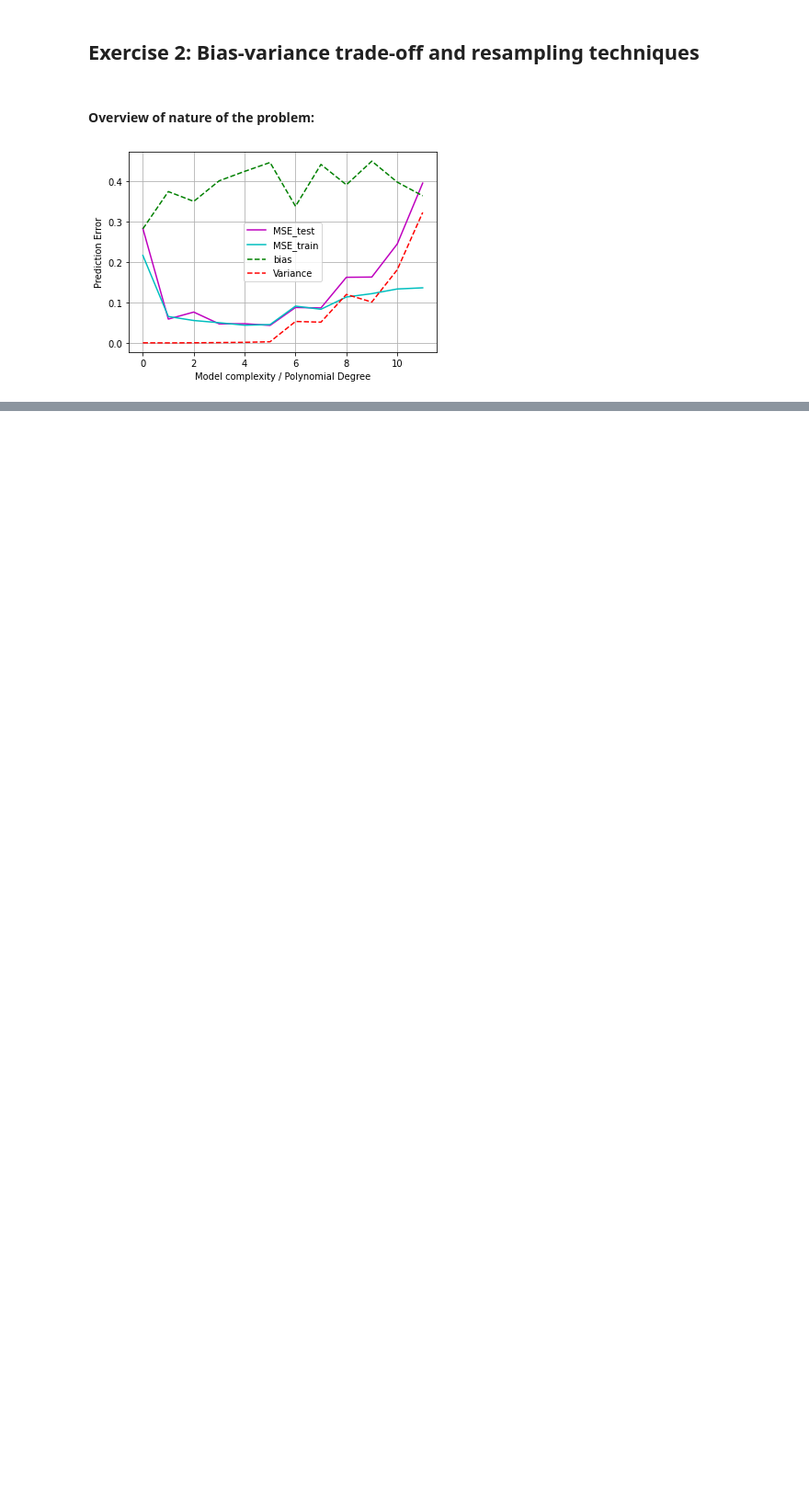
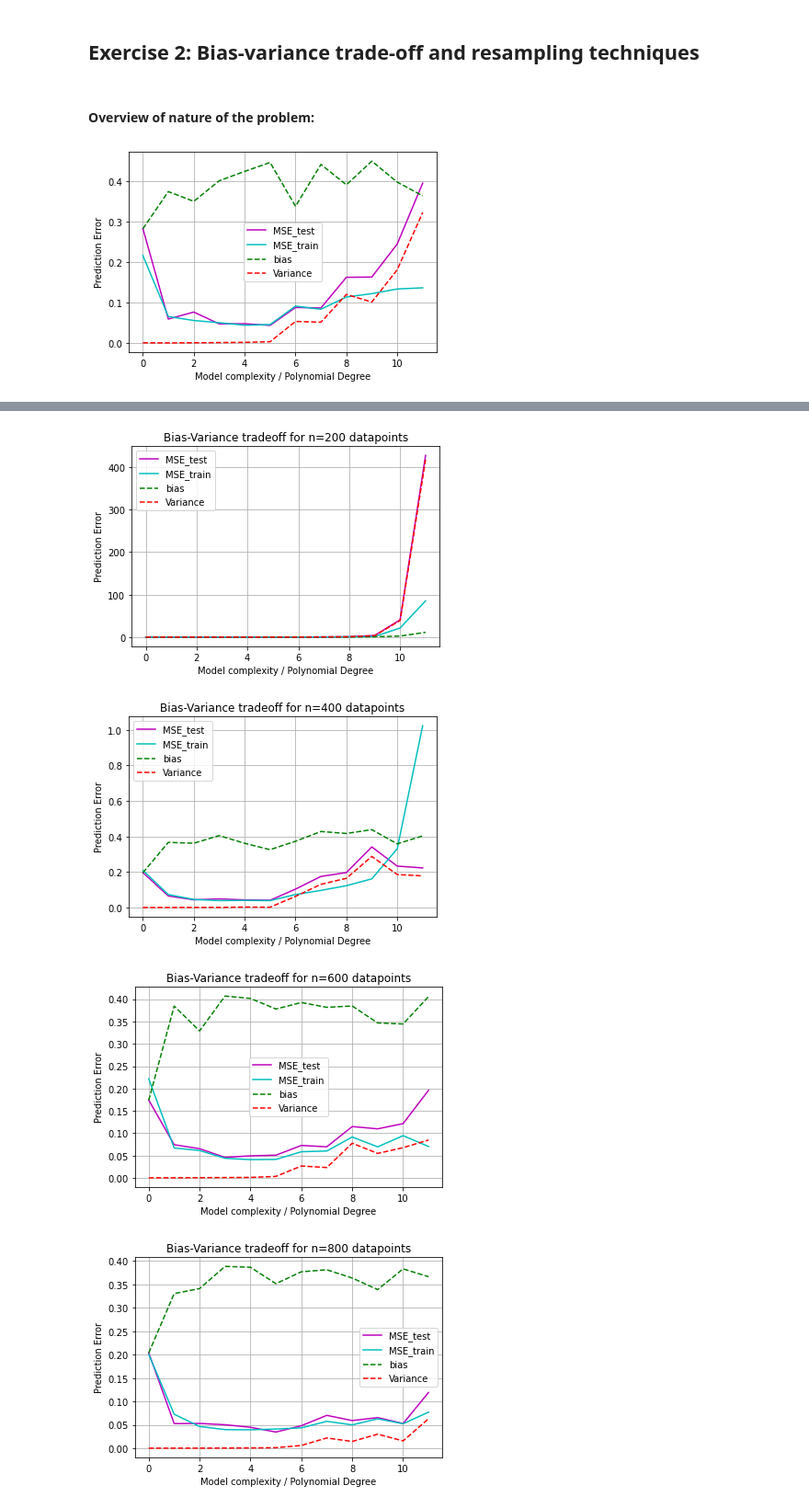
Before and after one commit to AndreasBordvik/FYS-STK4155-Prj1_report, a Jupyter notebook: code/Exercise2.ipynb, the cells around one changed output, grey strips where cells are left out. Shown at 92% size. Cells and saved outputs as stored; diff of their text form; code cells hidden in the pictures; blank space fills up the shorter version.

Commit message:
Started on the analysis of ex2 func of datapoints

```diff
--- a/code/Exercise2.ipynb
+++ b/code/Exercise2.ipynb
@@ -118,0 +92,74 @@ plt.show()
+# %%
+n_list = [200, 400, 600, 800, 1000]
+n_bootstraps = 100
+maxdegree = 12
+polydegree = np.arange(maxdegree)
+
+for n in n_list:
+    x = np.sort(np.random.uniform(0,1,n))
+    y = np.sort(np.random.uniform(0,1,n))
+    z = common.FrankeFunction(x, y) + 0.2*np.random.normal(0, size = n)
+
+    MSE_test_n = np.zeros(maxdegree)
+    MSE_train_n = np.zeros(maxdegree)
+    variance_n = np.zeros(maxdegree)
+    bias_n = np.zeros(maxdegree)
+
+    for degree in tqdm(range(maxdegree), desc = f"Looping through polynomials up to {maxdegree} degrees with {n_bootstraps} bootstraps: "):
+        model = LinearRegression()
+        #model= make_pipeline(PolynomialFeatures(degree=degree), LinearRegression(fit_intercept=False))
+        X = common.create_X(x, y, n=degree)
+        X_train, X_test, y_train, y_test = train_test_split(X, z, test_size=0.2)
+
+        #reshape for broadcasting in MSE_test and MSE_val
+        y_test_ = np.reshape(y_test, newshape=(y_test.shape[0],1))
+        #reshape for broadcasting in MSE_test and MSE_val
+        y_train_ = np.reshape(y_train, newshape=(y_train.shape[0],1))
+
+        #y_train = np.reshape(y_train, newshape=(y_train.shape[0],1))
+        #TODO: why scale?!?
+
+        scaler = StandardScaler()
+        scaler.fit(X_train)
+        X_train_scaled = scaler.transform(X_train)
+        X_test_scaled = scaler.transform(X_test)
+        y_pred = np.empty((y_test.shape[0], n_bootstraps))
+        y_fit = np.empty((y_train.shape[0], n_bootstraps))
+
+        for i in range(n_bootstraps):
+            #bootstrap:
+            x_, y_ = resample(X_train_scaled, y_train)
+            #fit model to x_,y_ sample:
+            #print(f"y_.shape : {y_.shape}")
+            clf =  model.fit(x_, y_)
+            #fit model and predict on test data:
+            y_pred[:, i] = clf.predict(X_test_scaled)
+            #predict on train data:
+            y_fit[:,i] = clf.predict(X_train_scaled)
+
+
+        #polydegree[degree] = degree
+
+        MSE_test_n[degree] = np.mean( np.mean((y_test_ - y_pred)**2, axis=1, keepdims=True) )
+        MSE_train_n[degree] = np.mean( np.mean((y_train_ - y_fit)**2, axis=1, keepdims=True) )
+        bias_n[degree] = np.mean( (y_test - np.mean(y_pred, axis=1, keepdims=True))**2 )
+        variance_n[degree] = np.mean( np.var(y_pred, axis=1, keepdims=True))
+
+    plt.plot(polydegree, MSE_test_n,"m", label='MSE_test')
+    plt.plot(polydegree, MSE_train_n,"c", label='MSE_train')
+
+    plt.plot(polydegree, bias_n,"g--", label='bias')
+    plt.plot(polydegree, variance_n,"r--", label='Variance')
+
+    plt.title(f"Bias-Variance tradeoff for n={n} datapoints")
+    plt.xlabel("Model complexity / Polynomial Degree")
+    plt.ylabel("Prediction Error")
+
+    plt.grid(True)
+    plt.legend()
+    plt.show()
+# %% [output]
+[figure, added]
+[figure, added]
+[figure, added]
+[figure, added]
```
Also changed, not shown: parts of 4 cells of this notebook, 4 other files.
